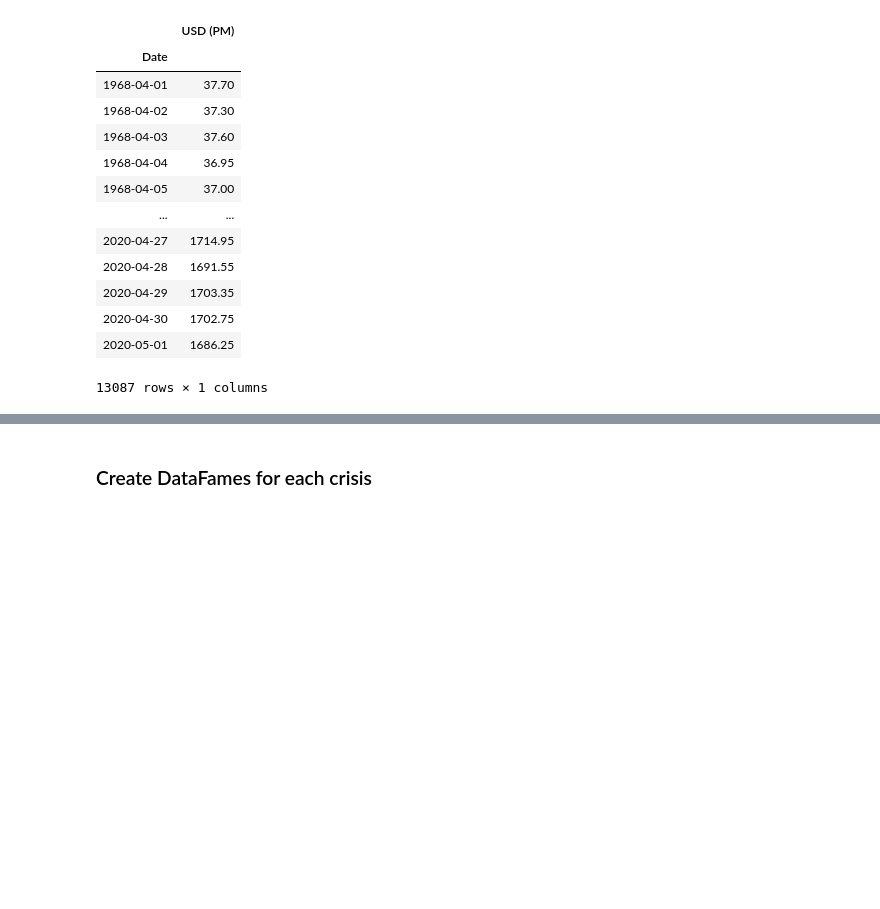
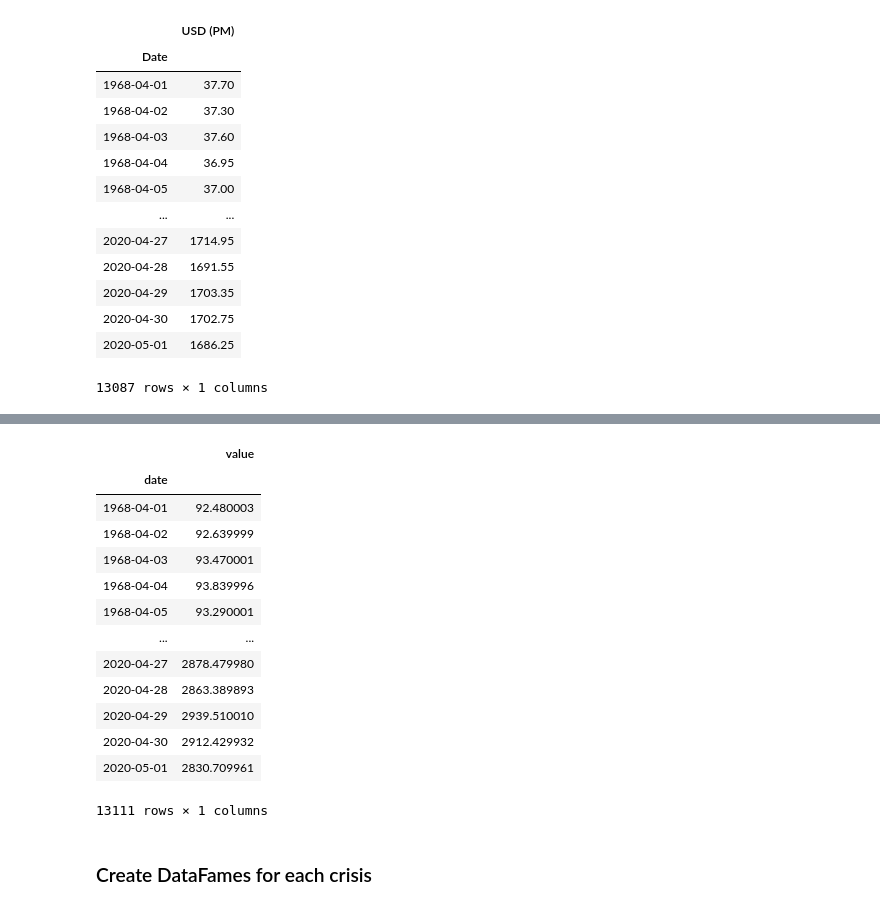
Before and after one commit to MarkusMueller-DS/Gold-development-during-crises, a Jupyter notebook: Gold_development_during_crises.ipynb, the cells around one changed output, grey strips where cells are left out. Cells and saved outputs as stored; diff of their text form; code cells hidden in the pictures; blank space fills up the shorter version.

```diff
--- a/Gold_development_during_crises.ipynb
+++ b/Gold_development_during_crises.ipynb
@@ -69,3 +77,38 @@ plt.plot(gold_data);
+# %%
+sp500 = yahoo_financials.get_historical_price_data(start_date='1968-04-01', end_date='2020-05-02', time_interval='daily')['^GSPC']['prices']
+# %%
+dates = []
+adj_close = []
+
+for x in range(len(sp500)):
+    date = sp500[x]['formatted_date']
+    value = sp500[x]['adjclose']
+
+    dates.append(date)
+    adj_close.append(value)
+# %%
+d = {'date' : dates, 'value' : adj_close}
+sp_500 = pd.DataFrame(d)
+# %%
+sp_500['date'] = pd.to_datetime(sp_500['date'])
+sp_500 = sp_500.set_index('date')
+# %%
+sp_500
+# %% [output]
+|  | value |
+| date |  |
+| 1968-04-01 | 92.480003 |
+| 1968-04-02 | 92.639999 |
+| 1968-04-03 | 93.470001 |
+| 1968-04-04 | 93.839996 |
+| 1968-04-05 | 93.290001 |
+| ... | ... |
+| 2020-04-27 | 2878.479980 |
+| 2020-04-28 | 2863.389893 |
+| 2020-04-29 | 2939.510010 |
+| 2020-04-30 | 2912.429932 |
+| 2020-05-01 | 2830.709961 |
+13111 rows × 1 columns
 # %% [markdown]
 ### Create DataFames for each crisis
 # %%
```
Also changed, not shown: parts of 9 cells of this notebook.
